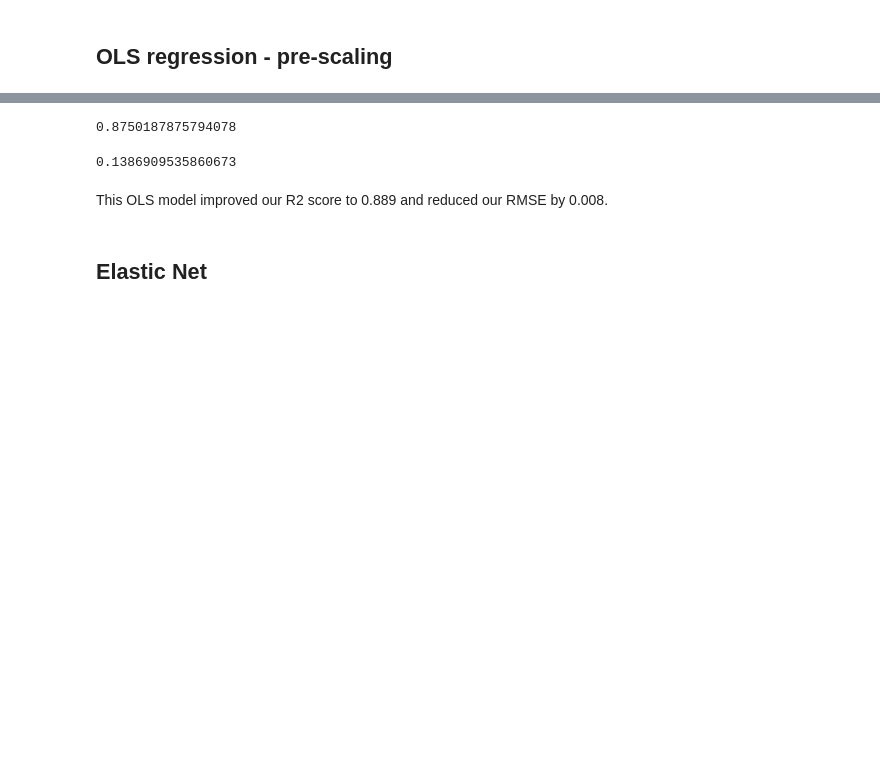
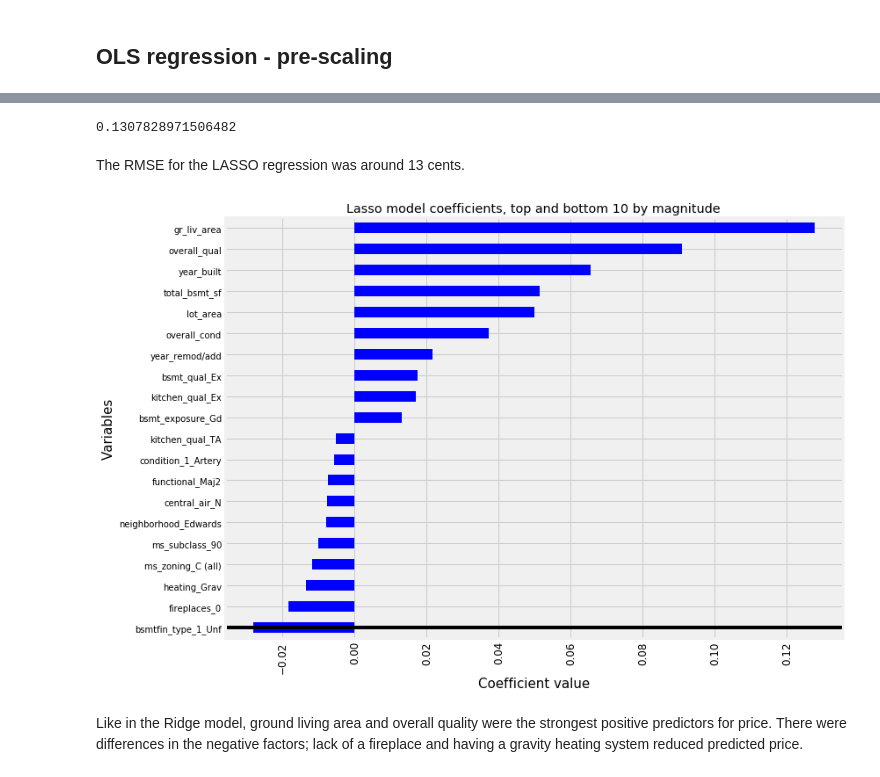
Before and after one commit to gd32/DSI_Project_2, a Jupyter notebook: notebooks/03_Modeling.ipynb, the cells around one changed output, grey strips where cells are left out. Saved outputs shown, nothing was run; the diff lists cells and outputs as text; code cells hidden in the pictures; blank space fills up the shorter version.

```diff
--- a/notebooks/03_Modeling.ipynb
+++ b/notebooks/03_Modeling.ipynb
@@ -159,9 +134,5 @@ ridge_preds = gs_ridge.predict(test_features)
 # %%
-l_alphas = np.arange(0.001, 0.5, 0.005)
+lasso_params = {'alpha' : np.arange(0.001, 0.5, 0.005),
+                'random_state': [32]}
 
-lasso_params = {'lasso__alpha' : l_alphas,
-                'lasso__random_state': [32]}
-
-gs_lasso = GridSearchCV(pipe_lasso, param_grid = lasso_params)
-gs_lasso.fit(X_train, y_train)
-gs_lasso.score(X_train, y_train), gs_lasso.score(X_test, y_test)
+gs_lasso = GridSearchCV(Lasso(), param_grid = lasso_params)
@@ -199,16 +154,12 @@ X_train_ls, X_test_ls, y_train_ls, y_test_ls = train_test_split(X_lasso_sel, y)
-# %%
-lr.fit(X_train_ls, y_train_ls)
-
-lr.score(X_train_ls, y_train_ls)
-
-lr.score(X_test_ls, y_test_ls)
-# %% [output]
-0.8750187875794078
 # %%
-np.sqrt(mean_squared_error(y_test_ls, lr.predict(X_test_ls)))
+np.expm1(np.sqrt(mean_squared_error(y_test, gs_lasso.best_estimator_.predict(X_test))))
 # %% [output]
-0.1386909535860673
+0.1307828971506482
-# %% [markdown]
-This OLS model improved our R2 score to 0.889 and reduced our RMSE by 0.008.
-# %% [markdown]
-## Elastic Net
+# %% [markdown]
+The RMSE for the LASSO regression was around 13 cents.
+# %%
+coef_plot(gs_lasso, 'Lasso')
+# %% [output]
+[figure, added]
+# %% [markdown]
+Like in the Ridge model, ground living area and overall quality were the strongest positive predictors for price. There were differences in the negative factors; lack of a fireplace and having a gravity heating system reduced predicted price.
```
Also changed, not shown: parts of 73 cells of this notebook, 2 other files.
